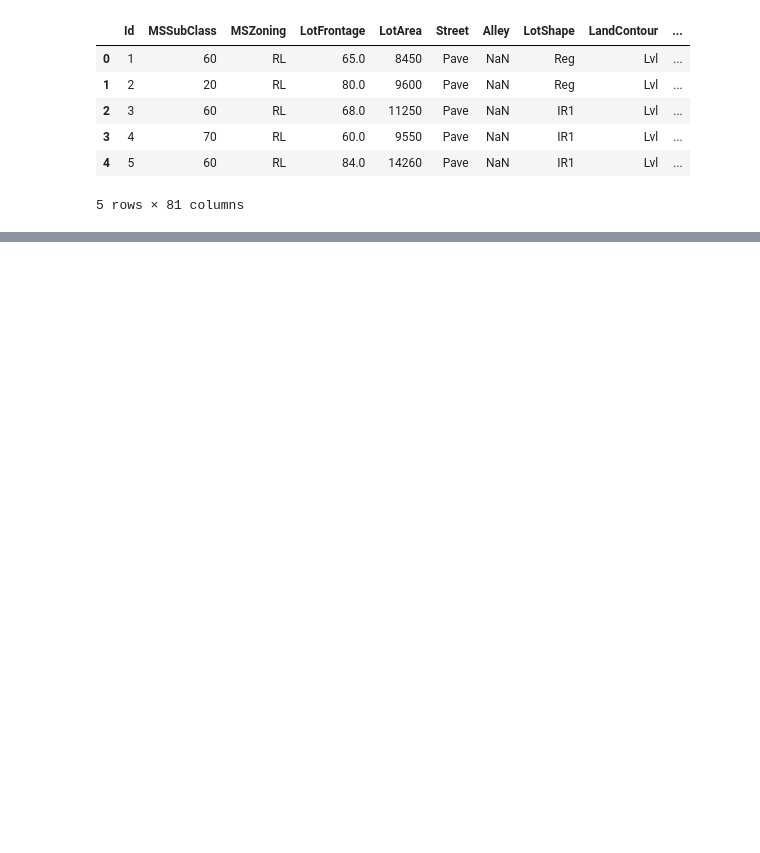
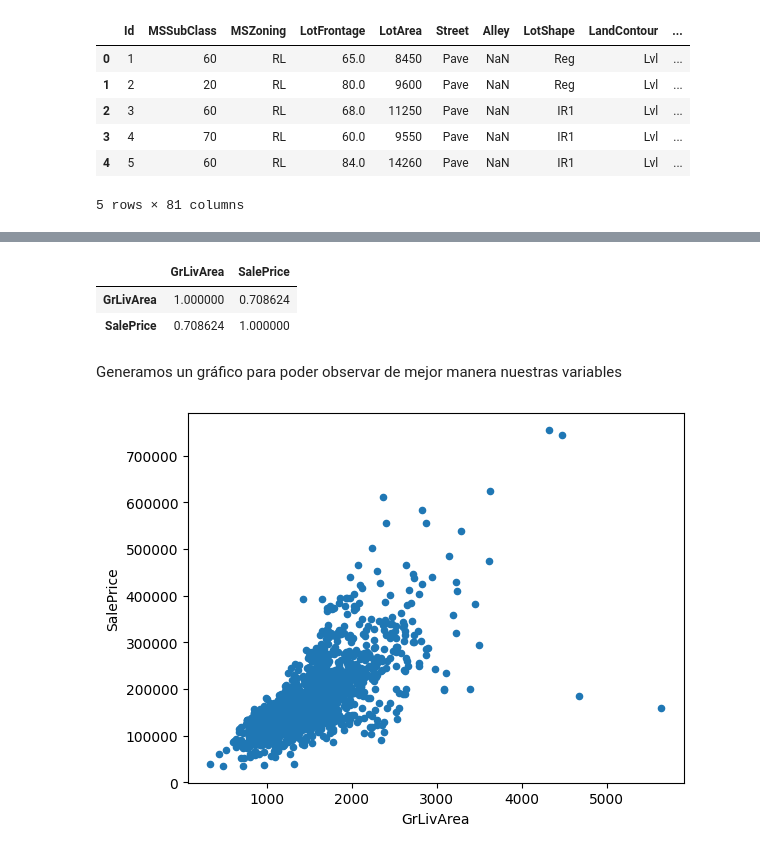
Before and after one commit to Lemito66/Maestria, a Jupyter notebook: MachineLearning/Proyecto/project.ipynb, the cells around one changed output, grey strips where cells are left out. Saved outputs shown, nothing was run; the diff lists cells and outputs as text; code cells hidden in the pictures; blank space fills up the shorter version.

```diff
--- a/MachineLearning/Proyecto/project.ipynb
+++ b/MachineLearning/Proyecto/project.ipynb
@@ -17,0 +39,14 @@ train.head()
+# %%
+# Observamos su correlación
+train[['GrLivArea','SalePrice']].corr()
+# %% [output]
+|  | GrLivArea | SalePrice |
+| GrLivArea | 1.000000 | 0.708624 |
+| SalePrice | 0.708624 | 1.000000 |
+# %% [markdown]
+Generamos un gráfico para poder observar de mejor manera nuestras variables
+# %%
+train.plot.scatter(x='GrLivArea', y='SalePrice')
+plt.show()
+# %% [output]
+[figure, added]
```
Also changed, not shown: parts of 3 cells of this notebook.
